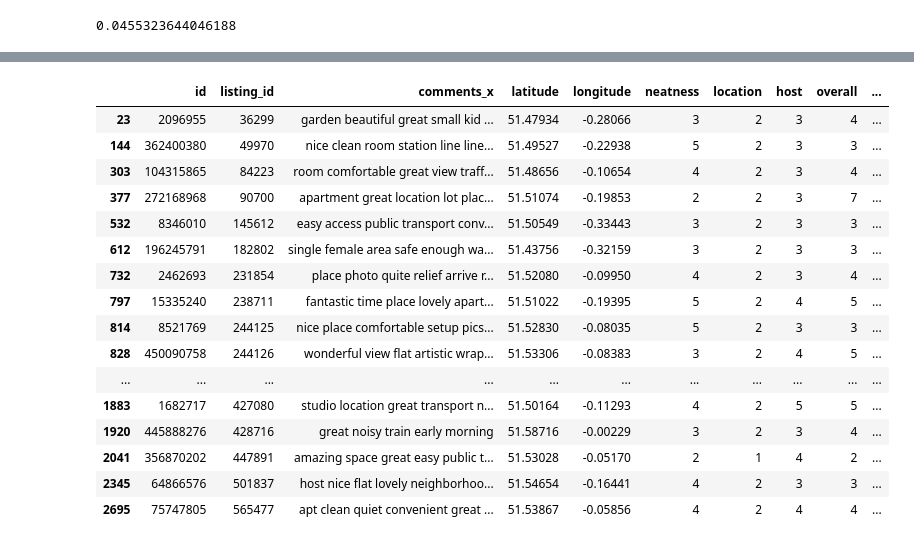
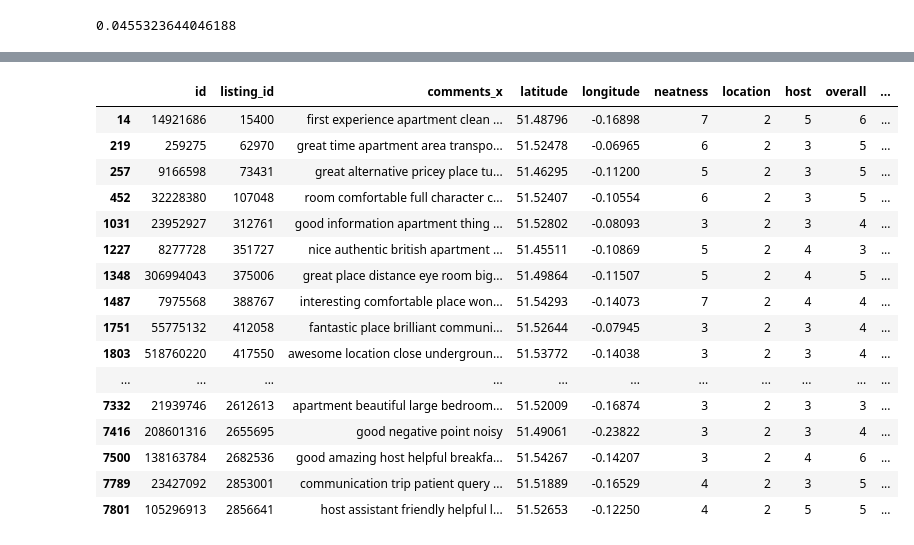
Before and after one commit to ficmichal/SemanticAnalysisOfAirbnbData, a Jupyter notebook: labelization.ipynb, the cells around one changed output, grey strips where cells are left out. Cells and saved outputs as stored; diff of their text form; code cells hidden in the pictures.

```diff
--- a/labelization.ipynb
+++ b/labelization.ipynb
@@ -83,7 +88,7 @@ def find_similarities(words, min_acceptable_reputation=2):
                         antonyms.add(lemma.antonyms()[0].name())
     return synonyms, antonyms
 # %%
-neatness_syn, neatness_ant = find_similarities(neatness)
+neatness_syn, neatness_ant = find_similarities(neatness, neatness_a)
 print(neatness_syn)
 print(neatness_ant)
 # %% [output]
@@ -92,5 +97,5 @@ print(neatness_ant)
 # %%
-location_syn, location_ant = find_similarities(location)
+location_syn, location_ant = find_similarities(location, location_a)
 print(location_syn)
 print(location_ant)
 # %% [output]
@@ -99,5 +104,5 @@ print(location_ant)
 # %%
-host_syn, host_ant = find_similarities(host)
+host_syn, host_ant = find_similarities(host, host_a)
 print(host_syn)
 print(host_ant)
 # %% [output]
@@ -106,5 +111,5 @@ print(host_ant)
 # %%
-overall_syn, overall_ant = find_similarities(overall)
+overall_syn, overall_ant = find_similarities(overall, overall_a)
 print(overall_syn)
 print(overall_ant)
 # %% [output]
@@ -242,21 +269,21 @@ commented_df.head(25)
 # %%
-commented_df[commented_df['location'] < 3].head(25)
+commented_df[commented_df['location'] < 3].head(59)
 # %% [output]
 |  | id | listing_id | comments_x | latitude | longitude | neatness | location | host | overall | ... |
-| 23 | 2096955 | 36299 | garden beautiful great small kid ... | 51.47934 | -0.28066 | 3 | 2 | 3 | 4 | ... |
-| 144 | 362400380 | 49970 | nice clean room station line line... | 51.49527 | -0.22938 | 5 | 2 | 3 | 3 | ... |
-| 303 | 104315865 | 84223 | room comfortable great view traff... | 51.48656 | -0.10654 | 4 | 2 | 3 | 4 | ... |
-| 377 | 272168968 | 90700 | apartment great location lot plac... | 51.51074 | -0.19853 | 2 | 2 | 3 | 7 | ... |
-| 532 | 8346010 | 145612 | easy access public transport conv... | 51.50549 | -0.33443 | 3 | 2 | 3 | 3 | ... |
-| 612 | 196245791 | 182802 | single female area safe enough wa... | 51.43756 | -0.32159 | 3 | 2 | 3 | 3 | ... |
-| 732 | 2462693 | 231854 | place photo quite relief arrive r... | 51.52080 | -0.09950 | 4 | 2 | 3 | 4 | ... |
-| 797 | 15335240 | 238711 | fantastic time place lovely apart... | 51.51022 | -0.19395 | 5 | 2 | 4 | 5 | ... |
-| 814 | 8521769 | 244125 | nice place comfortable setup pics... | 51.52830 | -0.08035 | 5 | 2 | 3 | 3 | ... |
-| 828 | 450090758 | 244126 | wonderful view flat artistic wrap... | 51.53306 | -0.08383 | 3 | 2 | 4 | 5 | ... |
+| 14 | 14921686 | 15400 | first experience apartment clean ... | 51.48796 | -0.16898 | 7 | 2 | 5 | 6 | ... |
+| 219 | 259275 | 62970 | great time apartment area transpo... | 51.52478 | -0.06965 | 6 | 2 | 3 | 5 | ... |
+| 257 | 9166598 | 73431 | great alternative pricey place tu... | 51.46295 | -0.11200 | 5 | 2 | 3 | 5 | ... |
+| 452 | 32228380 | 107048 | room comfortable full character c... | 51.52407 | -0.10554 | 6 | 2 | 3 | 5 | ... |
+| 1031 | 23952927 | 312761 | good information apartment thing ... | 51.52802 | -0.08093 | 3 | 2 | 3 | 4 | ... |
+| 1227 | 8277728 | 351727 | nice authentic british apartment ... | 51.45511 | -0.10869 | 5 | 2 | 4 | 3 | ... |
+| 1348 | 306994043 | 375006 | great place distance eye room big... | 51.49864 | -0.11507 | 5 | 2 | 4 | 5 | ... |
+| 1487 | 7975568 | 388767 | interesting comfortable place won... | 51.54293 | -0.14073 | 7 | 2 | 4 | 4 | ... |
+| 1751 | 55775132 | 412058 | fantastic place brilliant communi... | 51.52644 | -0.07945 | 3 | 2 | 3 | 4 | ... |
+| 1803 | 518760220 | 417550 | awesome location close undergroun... | 51.53772 | -0.14038 | 3 | 2 | 3 | 4 | ... |
 | ... | ... | ... | ... | ... | ... | ... | ... | ... | ... | ... |
-| 1883 | 1682717 | 427080 | studio location great transport n... | 51.50164 | -0.11293 | 4 | 2 | 5 | 5 | ... |
-| 1920 | 445888276 | 428716 | great noisy train early morning | 51.58716 | -0.00229 | 3 | 2 | 3 | 4 | ... |
-| 2041 | 356870202 | 447891 | amazing space great easy public t... | 51.53028 | -0.05170 | 2 | 1 | 4 | 2 | ... |
-| 2345 | 64866576 | 501837 | host nice flat lovely neighborhoo... | 51.54654 | -0.16441 | 4 | 2 | 3 | 3 | ... |
-| 2695 | 75747805 | 565477 | apt clean quiet convenient great ... | 51.53867 | -0.05856 | 4 | 2 | 4 | 4 | ... |
+| 7332 | 21939746 | 2612613 | apartment beautiful large bedroom... | 51.52009 | -0.16874 | 3 | 2 | 3 | 3 | ... |
+| 7416 | 208601316 | 2655695 | good negative point noisy | 51.49061 | -0.23822 | 3 | 2 | 3 | 4 | ... |
+| 7500 | 138163784 | 2682536 | good amazing host helpful breakfa... | 51.54267 | -0.14207 | 3 | 2 | 4 | 6 | ... |
+| 7789 | 23427092 | 2853001 | communication trip patient query ... | 51.51889 | -0.16529 | 4 | 2 | 3 | 5 | ... |
+| 7801 | 105296913 | 2856641 | host assistant friendly helpful l... | 51.52653 | -0.12250 | 4 | 2 | 5 | 5 | ... |
 # %%
```
Also changed, not shown: parts of 20 cells of this notebook.
